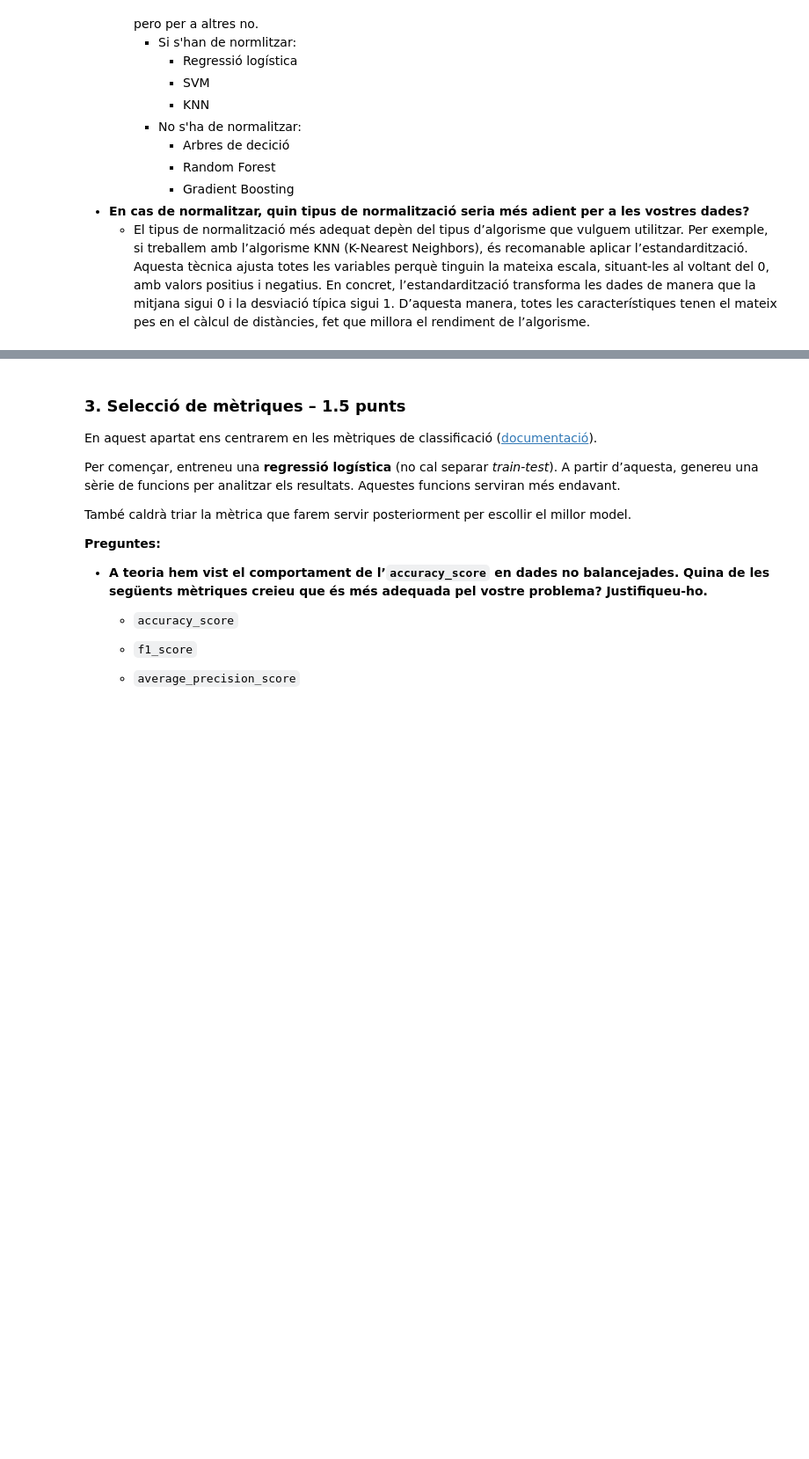
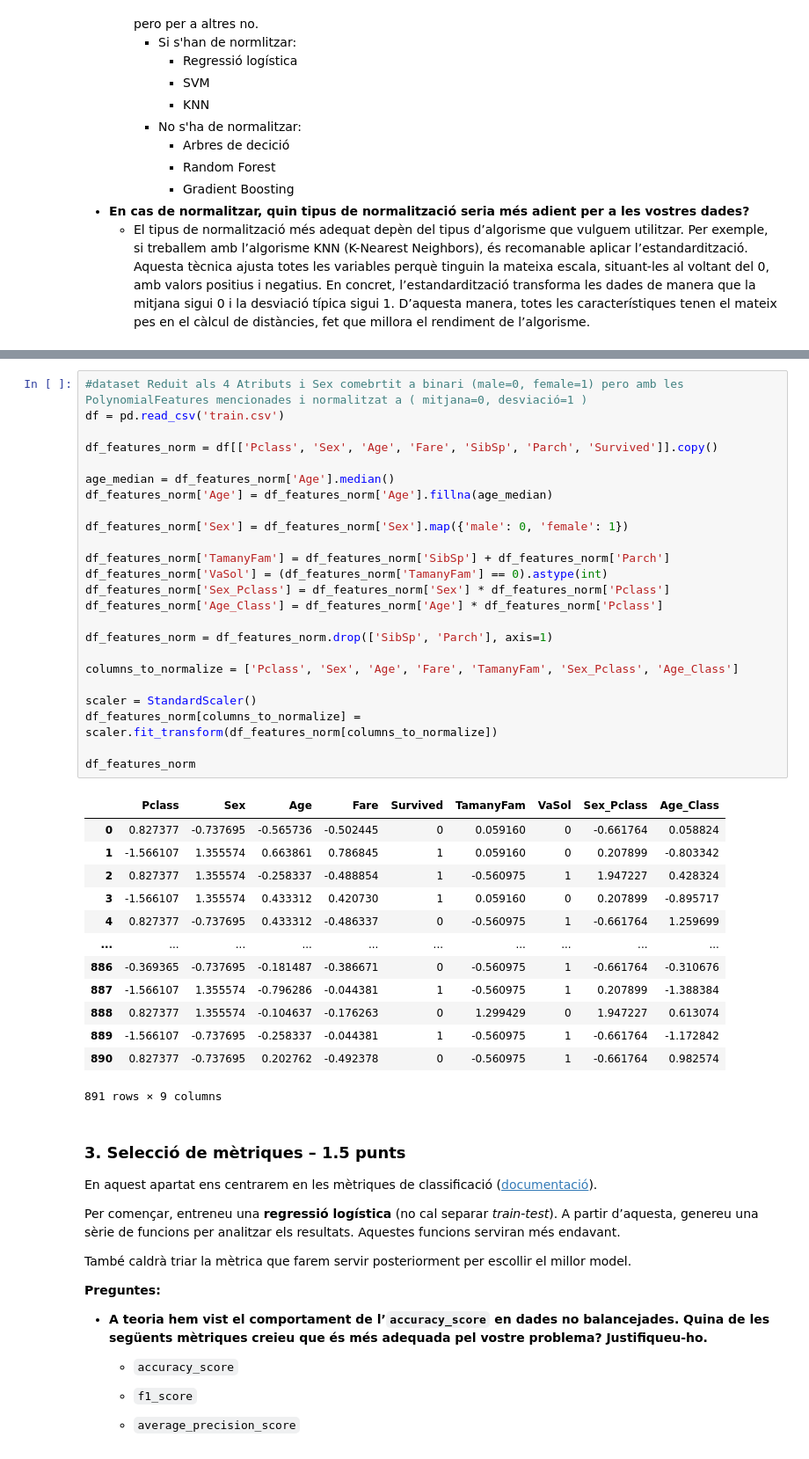
Before and after one commit to martiserraprat/Serra_Berni_Compu, a Jupyter notebook: Practica_1/APC_Practica_1_2025.ipynb, the cells around one changed output, grey strips where cells are left out. Shown at 88% size. Saved outputs shown, nothing was run; the diff lists cells and outputs as text; blank space fills up the shorter version.

```diff
--- a/Practica_1/APC_Practica_1_2025.ipynb
+++ b/Practica_1/APC_Practica_1_2025.ipynb
@@ -298,3 +561,41 @@ Consulteu la [documentació de *scikit-learn* sobre preprocessament](https://sci
+# %%
+#dataset Reduit als 4 Atributs i Sex comebrtit a binari (male=0, female=1) pero amb les PolynomialFeatures mencionades i normalitzat a ( mitjana=0, desviació=1 )
+df = pd.read_csv('train.csv')
+
+df_features_norm = df[['Pclass', 'Sex', 'Age', 'Fare', 'SibSp', 'Parch', 'Survived']].copy()
+
+age_median = df_features_norm['Age'].median()
+df_features_norm['Age'] = df_features_norm['Age'].fillna(age_median)
+
+df_features_norm['Sex'] = df_features_norm['Sex'].map({'male': 0, 'female': 1})
+
+df_features_norm['TamanyFam'] = df_features_norm['SibSp'] + df_features_norm['Parch']
+df_features_norm['VaSol'] = (df_features_norm['TamanyFam'] == 0).astype(int)
+df_features_norm['Sex_Pclass'] = df_features_norm['Sex'] * df_features_norm['Pclass']
+df_features_norm['Age_Class'] = df_features_norm['Age'] * df_features_norm['Pclass']
+
+df_features_norm = df_features_norm.drop(['SibSp', 'Parch'], axis=1)
+
+columns_to_normalize = ['Pclass', 'Sex', 'Age', 'Fare', 'TamanyFam', 'Sex_Pclass', 'Age_Class']
+
+scaler = StandardScaler()
+df_features_norm[columns_to_normalize] = scaler.fit_transform(df_features_norm[columns_to_normalize])
+
+df_features_norm
+# %% [output]
+|  | Pclass | Sex | Age | Fare | Survived | TamanyFam | VaSol | Sex_Pclass | Age_Class |
+| 0 | 0.827377 | -0.737695 | -0.565736 | -0.502445 | 0 | 0.059160 | 0 | -0.661764 | 0.058824 |
+| 1 | -1.566107 | 1.355574 | 0.663861 | 0.786845 | 1 | 0.059160 | 0 | 0.207899 | -0.803342 |
+| 2 | 0.827377 | 1.355574 | -0.258337 | -0.488854 | 1 | -0.560975 | 1 | 1.947227 | 0.428324 |
+| 3 | -1.566107 | 1.355574 | 0.433312 | 0.420730 | 1 | 0.059160 | 0 | 0.207899 | -0.895717 |
+| 4 | 0.827377 | -0.737695 | 0.433312 | -0.486337 | 0 | -0.560975 | 1 | -0.661764 | 1.259699 |
+| ... | ... | ... | ... | ... | ... | ... | ... | ... | ... |
+| 886 | -0.369365 | -0.737695 | -0.181487 | -0.386671 | 0 | -0.560975 | 1 | -0.661764 | -0.310676 |
+| 887 | -1.566107 | 1.355574 | -0.796286 | -0.044381 | 1 | -0.560975 | 1 | 0.207899 | -1.388384 |
+| 888 | 0.827377 | 1.355574 | -0.104637 | -0.176263 | 0 | 1.299429 | 0 | 1.947227 | 0.613074 |
+| 889 | -1.566107 | -0.737695 | -0.258337 | -0.044381 | 1 | -0.560975 | 1 | -0.661764 | -1.172842 |
+| 890 | 0.827377 | -0.737695 | 0.202762 | -0.492378 | 0 | -0.560975 | 1 | -0.661764 | 0.982574 |
+891 rows × 9 columns
 # %% [markdown]
 ### 3. Selecció de mètriques – **1.5 punts**
 
```
Also changed, not shown: parts of 11 cells of this notebook.
